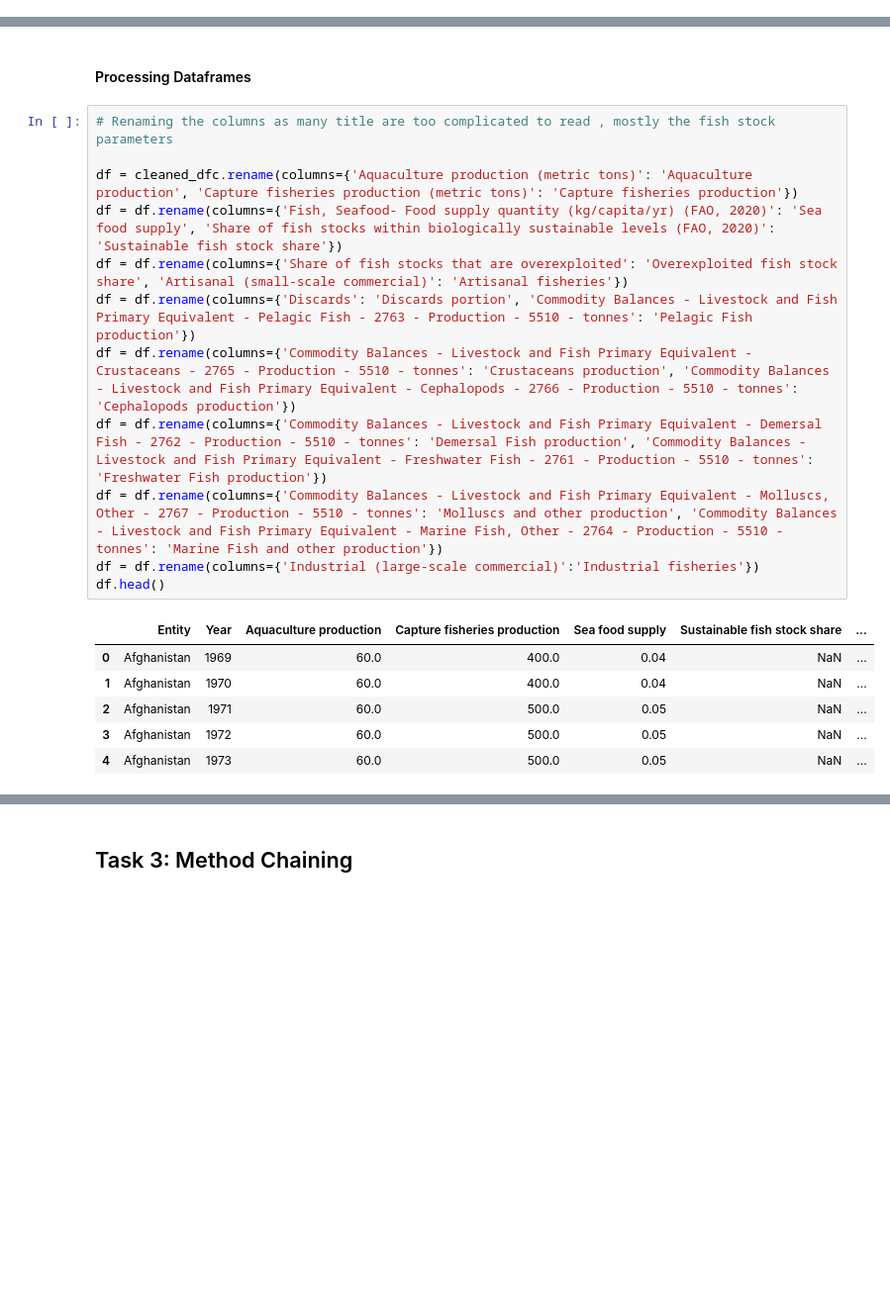
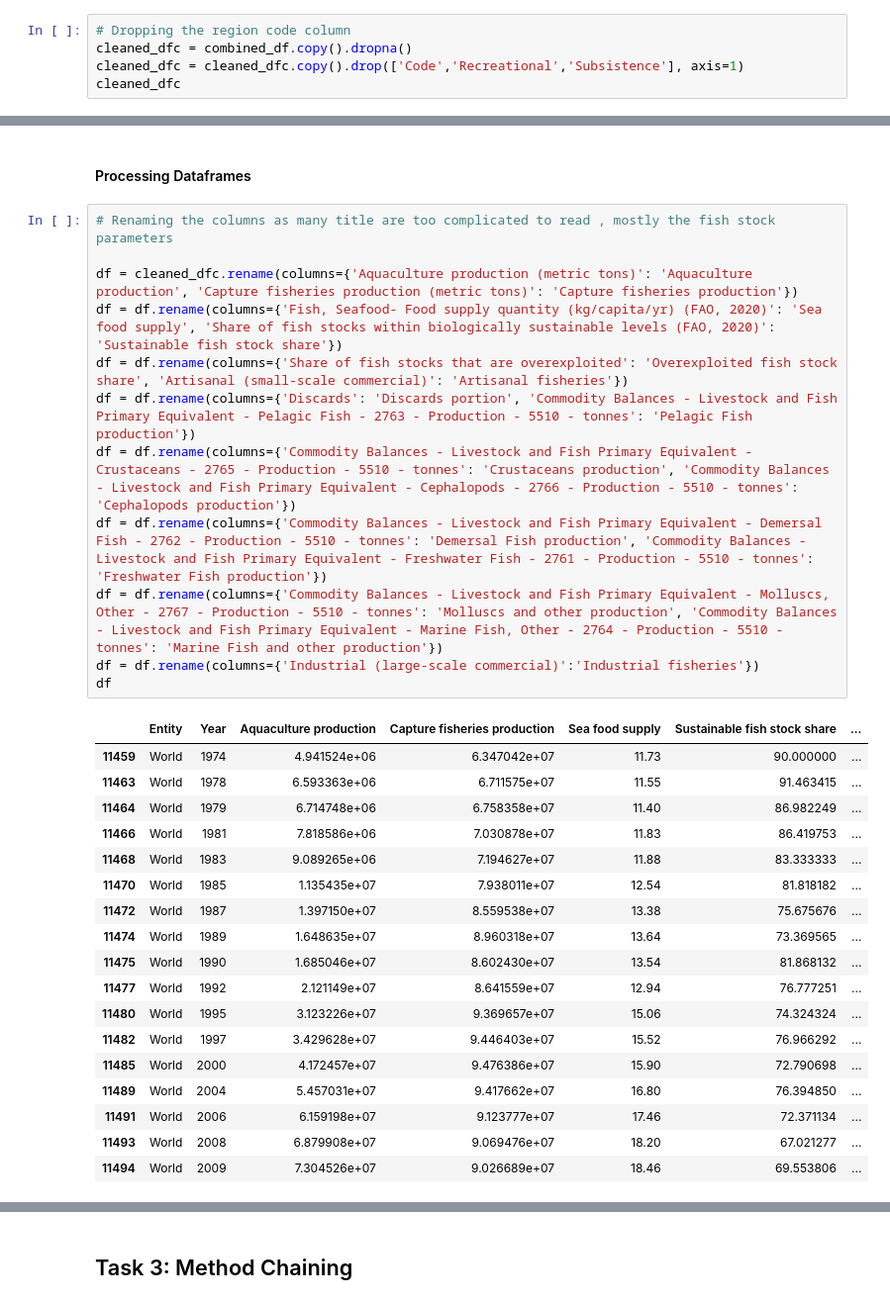
Before and after one commit to ubco-W2022T1-cosc301/project-group34, a Jupyter notebook: notebooks/nick.ipynb, the cells around one changed output, grey strips where cells are left out. Shown: that part at 99% size. Drawn from its saved outputs; the diff is of its cells as text; blank space fills up the shorter version.

```diff
--- a/notebooks/nick.ipynb
+++ b/notebooks/nick.ipynb
@@ -230,0 +377,5 @@ cleaned_dfc.head()
+# %%
+# Dropping the region code column
+cleaned_dfc = combined_df.copy().dropna()
+cleaned_dfc = cleaned_dfc.copy().drop(['Code','Recreational','Subsistence'], axis=1)
+cleaned_dfc
@@ -233,19 +403,31 @@ cleaned_dfc.head()
 # %%
 # Renaming the columns as many title are too complicated to read , mostly the fish stock parameters
 
 df = cleaned_dfc.rename(columns={'Aquaculture production (metric tons)': 'Aquaculture production', 'Capture fisheries production (metric tons)': 'Capture fisheries production'})
 df = df.rename(columns={'Fish, Seafood- Food supply quantity (kg/capita/yr) (FAO, 2020)': 'Sea food supply', 'Share of fish stocks within biologically sustainable levels (FAO, 2020)': 'Sustainable fish stock share'})
 df = df.rename(columns={'Share of fish stocks that are overexploited': 'Overexploited fish stock share', 'Artisanal (small-scale commercial)': 'Artisanal fisheries'})
 df = df.rename(columns={'Discards': 'Discards portion', 'Commodity Balances - Livestock and Fish Primary Equivalent - Pelagic Fish - 2763 - Production - 5510 - tonnes': 'Pelagic Fish production'})
 df = df.rename(columns={'Commodity Balances - Livestock and Fish Primary Equivalent - Crustaceans - 2765 - Production - 5510 - tonnes': 'Crustaceans production', 'Commodity Balances - Livestock and Fish Primary Equivalent - Cephalopods - 2766 - Production - 5510 - tonnes': 'Cephalopods production'})
 df = df.rename(columns={'Commodity Balances - Livestock and Fish Primary Equivalent - Demersal Fish - 2762 - Production - 5510 - tonnes': 'Demersal Fish production', 'Commodity Balances - Livestock and Fish Primary Equivalent - Freshwater Fish - 2761 - Production - 5510 - tonnes': 'Freshwater Fish production'})
 df = df.rename(columns={'Commodity Balances - Livestock and Fish Primary Equivalent - Molluscs, Other - 2767 - Production - 5510 - tonnes': 'Molluscs and other production', 'Commodity Balances - Livestock and Fish Primary Equivalent - Marine Fish, Other - 2764 - Production - 5510 - tonnes': 'Marine Fish and other production'})
 df = df.rename(columns={'Industrial (large-scale commercial)':'Industrial fisheries'})
-df.head()
+df
 # %% [output]
 |  | Entity | Year | Aquaculture production | Capture fisheries production | Sea food supply | Sustainable fish stock share | ... |
-| 0 | Afghanistan | 1969 | 60.0 | 400.0 | 0.04 | NaN | ... |
-| 1 | Afghanistan | 1970 | 60.0 | 400.0 | 0.04 | NaN | ... |
-| 2 | Afghanistan | 1971 | 60.0 | 500.0 | 0.05 | NaN | ... |
-| 3 | Afghanistan | 1972 | 60.0 | 500.0 | 0.05 | NaN | ... |
-| 4 | Afghanistan | 1973 | 60.0 | 500.0 | 0.05 | NaN | ... |
+| 11459 | World | 1974 | 4.941524e+06 | 6.347042e+07 | 11.73 | 90.000000 | ... |
+| 11463 | World | 1978 | 6.593363e+06 | 6.711575e+07 | 11.55 | 91.463415 | ... |
+| 11464 | World | 1979 | 6.714748e+06 | 6.758358e+07 | 11.40 | 86.982249 | ... |
+| 11466 | World | 1981 | 7.818586e+06 | 7.030878e+07 | 11.83 | 86.419753 | ... |
+| 11468 | World | 1983 | 9.089265e+06 | 7.194627e+07 | 11.88 | 83.333333 | ... |
+| 11470 | World | 1985 | 1.135435e+07 | 7.938011e+07 | 12.54 | 81.818182 | ... |
+| 11472 | World | 1987 | 1.397150e+07 | 8.559538e+07 | 13.38 | 75.675676 | ... |
+| 11474 | World | 1989 | 1.648635e+07 | 8.960318e+07 | 13.64 | 73.369565 | ... |
+| 11475 | World | 1990 | 1.685046e+07 | 8.602430e+07 | 13.54 | 81.868132 | ... |
+| 11477 | World | 1992 | 2.121149e+07 | 8.641559e+07 | 12.94 | 76.777251 | ... |
+| 11480 | World | 1995 | 3.123226e+07 | 9.369657e+07 | 15.06 | 74.324324 | ... |
+| 11482 | World | 1997 | 3.429628e+07 | 9.446403e+07 | 15.52 | 76.966292 | ... |
+| 11485 | World | 2000 | 4.172457e+07 | 9.476386e+07 | 15.90 | 72.790698 | ... |
+| 11489 | World | 2004 | 5.457031e+07 | 9.417662e+07 | 16.80 | 76.394850 | ... |
+| 11491 | World | 2006 | 6.159198e+07 | 9.123777e+07 | 17.46 | 72.371134 | ... |
+| 11493 | World | 2008 | 6.879908e+07 | 9.069476e+07 | 18.20 | 67.021277 | ... |
+| 11494 | World | 2009 | 7.304526e+07 | 9.026689e+07 | 18.46 | 69.553806 | ... |
```
Also changed, not shown: parts of 66 cells of this notebook, 4 other files.
